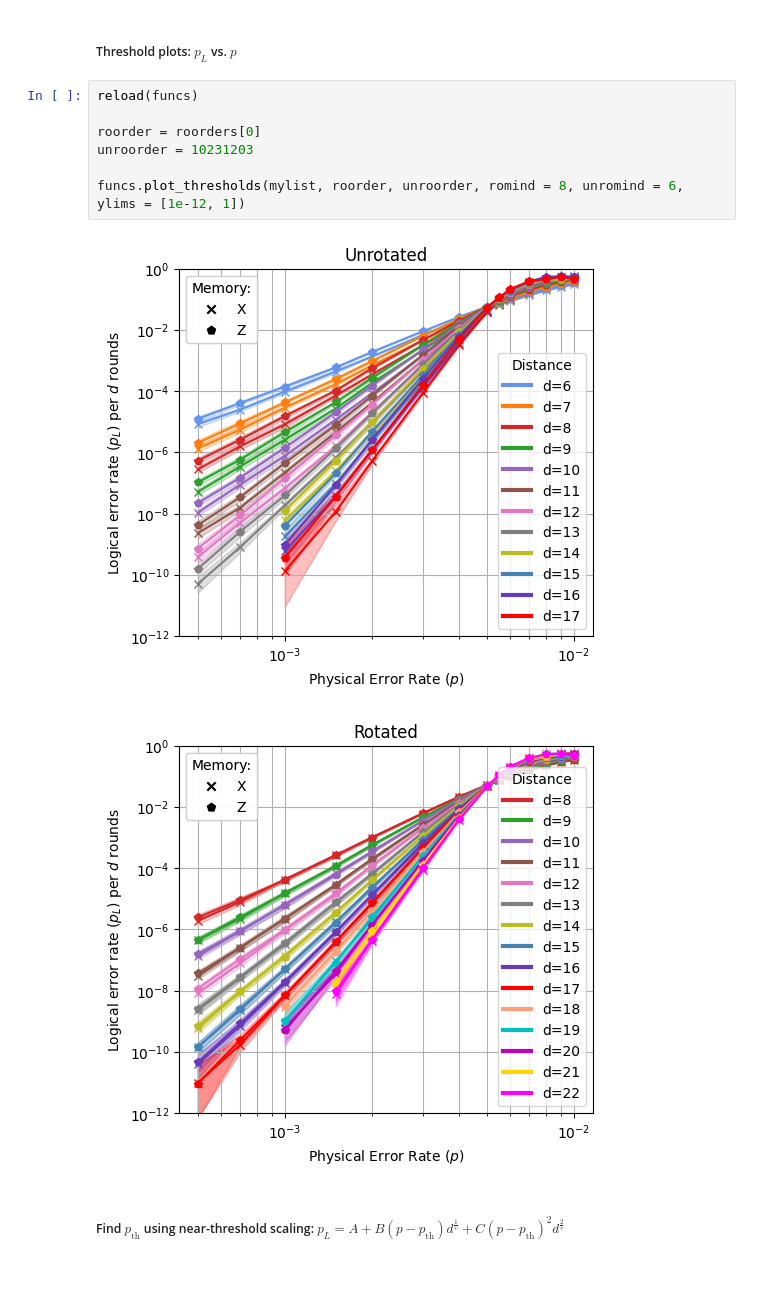
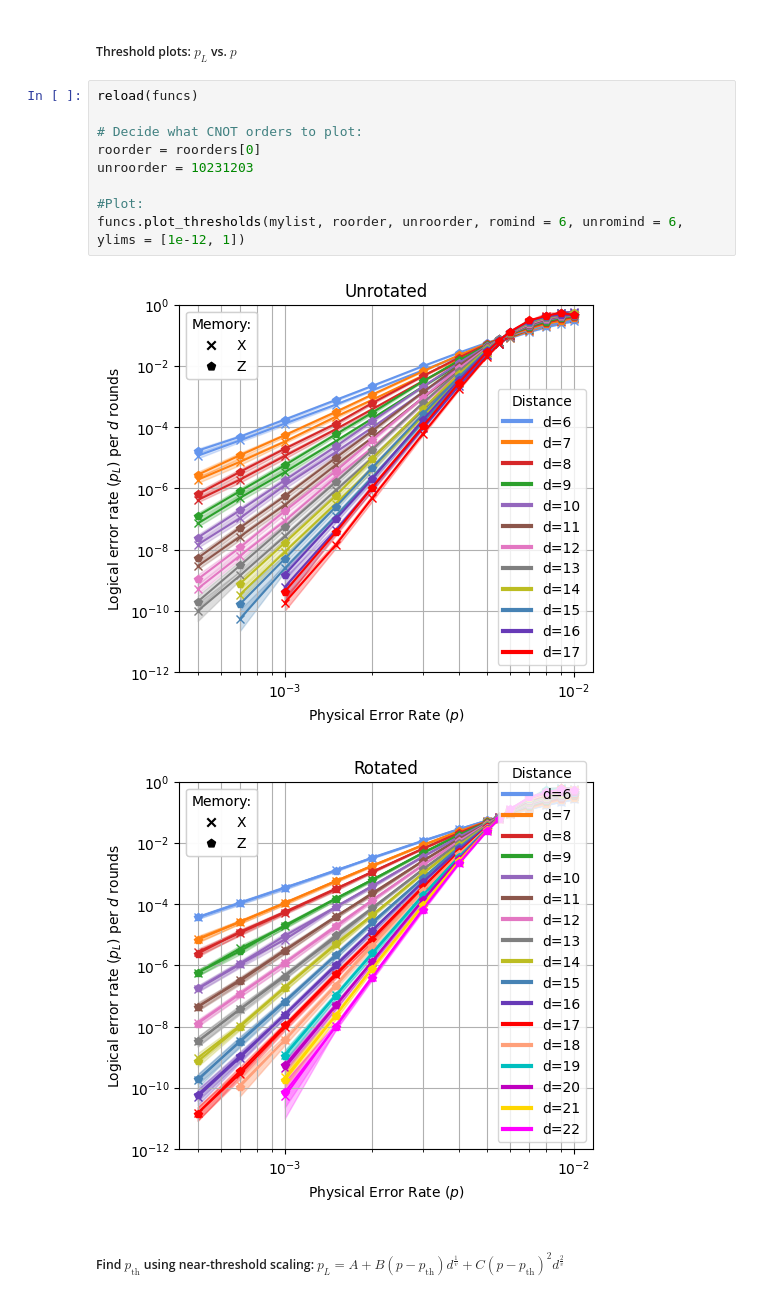
Before and after one commit to wamud/compare_the_pair, a Jupyter notebook: src/paper_data_and_plots.ipynb, the cells around one changed output. Drawn from its saved outputs; the diff is of its cells as text.

```diff
--- a/src/paper_data_and_plots.ipynb
+++ b/src/paper_data_and_plots.ipynb
@@ -45,13 +45,15 @@ Unrotated code CNOT orders:
 # %%
 reload(funcs)
 
+# Decide what CNOT orders to plot:
 roorder = roorders[0]
 unroorder = 10231203
 
-funcs.plot_thresholds(mylist, roorder, unroorder, romind = 8, unromind = 6, ylims = [1e-12, 1])
+#Plot:
+funcs.plot_thresholds(mylist, roorder, unroorder, romind = 6, unromind = 6, ylims = [1e-12, 1])
 # %% [output]
-[figure, old version]
+[figure, new version]
-[figure, old version]
+[figure, new version]
 # %% [markdown]
 ##### Find $p_\text{th}$ using near-threshold scaling: $p_L = A + B (p - p_{\text{th}}) d^{\frac{1}{v}} + C (p - p_{\text{th}})^2 d^{\frac{2}{v}}$
 # %% [markdown]
```
Also changed, not shown: parts of 2 cells of this notebook, 3 other files.
